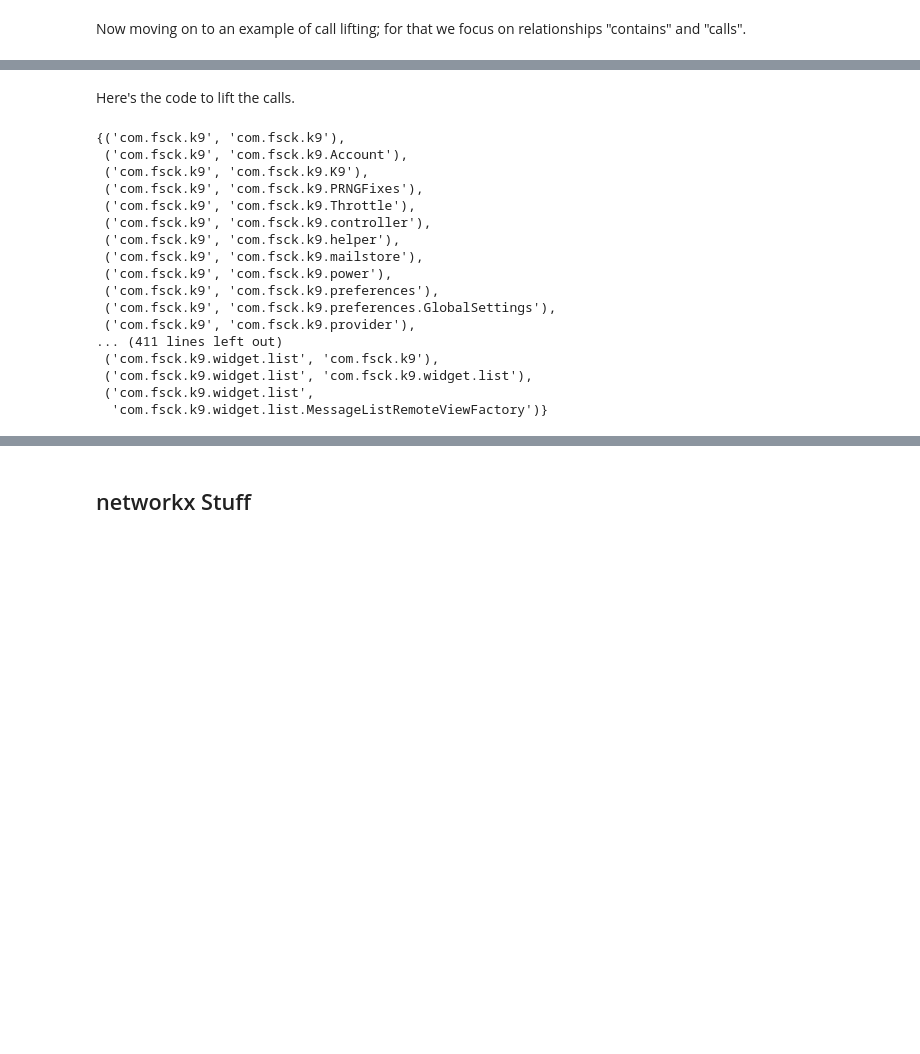
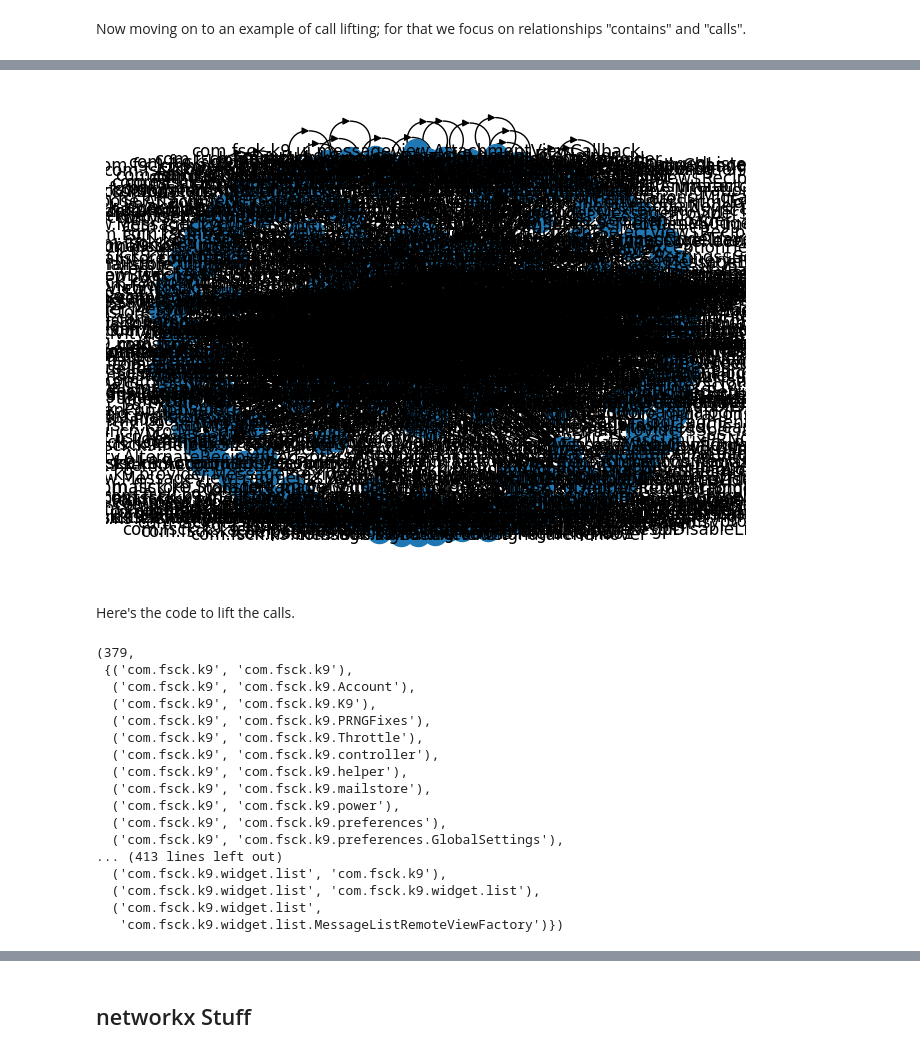
Before and after one commit to rsatrioadi/dev-assist, a Jupyter notebook: all.ipynb, the cells around one changed output, grey strips where cells are left out. Drawn from its saved outputs; the diff is of its cells as text; code cells hidden in the pictures; blank space fills up the shorter version.

Commit message:
Refactor, experiment with graphs

```diff
--- a/all.ipynb
+++ b/all.ipynb
@@ -90,9 +100,12 @@ The nodes are now represented as a dictionary where the key is a tuple of (node_
 
 Similarly, the edges are now represented as a dictionary where the key is a tuple of (source, target, edge_type) and the value is the edge properties.
 # %%
-nodes = {(node['data']['id'],node['data']['labels'][0]):node['data']['properties'] for node in data['elements']['nodes']}
-edges = {(edge['data']['source'],edge['data']['target'],edge['data']['label']):edge['data']['properties'] for edge in data['elements']['edges']}
+def cy_to_rels(cy_data):
+	nodes = {(node['data']['id'],node['data']['labels'][0]):node['data']['properties'] for node in cy_data['elements']['nodes']}
+	edges = {(edge['data']['source'],edge['data']['target'],edge['data']['label']):edge['data']['properties'] for edge in cy_data['elements']['edges']}
+	return nodes,edges
 
+nodes,edges = cy_to_rels(data)
 (len(nodes), len(edges)), random.sample(nodes.items(), 5), random.sample(edges.items(), 5)
 # %% [output]
 ((13432, 28061),
@@ -193,11 +211,11 @@ abstract_rels = dict()
 
 abstract_rels['contains'] = detailed_rels['contains']
 abstract_rels['specializes'] = detailed_rels['specializes']
-abstract_rels['holds'] = transitive_closure(detailed_rels['hasVariable'], detailed_rels['type'])
-abstract_rels['accepts'] = transitive_closure(transitive_closure(detailed_rels['hasScript'], detailed_rels['hasParameter']), detailed_rels['type'])
-abstract_rels['returns'] = transitive_closure(detailed_rels['hasScript'], detailed_rels['returnType'])
-abstract_rels['constructs'] = transitive_closure(detailed_rels['hasScript'], detailed_rels['instantiates'])
-abstract_rels['calls'] = transitive_closure(transitive_closure(detailed_rels['hasScript'], detailed_rels['invokes']), flip_tuples(detailed_rels['hasScript']))
+abstract_rels['holds'] = compose(detailed_rels['hasVariable'], detailed_rels['type'])
+abstract_rels['accepts'] = compose(compose(detailed_rels['hasScript'], detailed_rels['hasParameter']), detailed_rels['type'])
+abstract_rels['returns'] = compose(detailed_rels['hasScript'], detailed_rels['returnType'])
+abstract_rels['constructs'] = compose(detailed_rels['hasScript'], detailed_rels['instantiates'])
+abstract_rels['calls'] = compose(compose(detailed_rels['hasScript'], detailed_rels['invokes']), flip_tuples(detailed_rels['hasScript']))
 
 [(rel_type, len(abstract_rels[rel_type])) for rel_type in abstract_rels]
 # %% [output]
@@ -272,29 +291,41 @@ random.sample(abstract_rels['calls'], 10)
+# %%
+import networkx as nx
+import matplotlib.pyplot as plt
+
+g = nx.DiGraph()
+
+g.add_edges_from(abstract_rels['calls'])
+
+nx.draw_spring(g, with_labels=True)
+plt.savefig("calls.png")
+# %% [output]
+[figure, added]
 # %% [markdown]
 Here's the code to lift the calls.
 # %%
 # example: lift calls
 
-lifted_calls = transitive_closure(
-	transitive_closure(
+lifted_calls = compose(
+	compose(
 		abstract_rels['contains'],
 		abstract_rels['calls']),
 	flip_tuples(abstract_rels['contains']))
-lifted_calls
+len(lifted_calls), lifted_calls
 # %% [output]
-{('com.fsck.k9', 'com.fsck.k9'),
- ('com.fsck.k9', 'com.fsck.k9.Account'),
- ('com.fsck.k9', 'com.fsck.k9.K9'),
- ('com.fsck.k9', 'com.fsck.k9.PRNGFixes'),
- ('com.fsck.k9', 'com.fsck.k9.Throttle'),
- ('com.fsck.k9', 'com.fsck.k9.controller'),
- ('com.fsck.k9', 'com.fsck.k9.helper'),
- ('com.fsck.k9', 'com.fsck.k9.mailstore'),
- ('com.fsck.k9', 'com.fsck.k9.power'),
- ('com.fsck.k9', 'com.fsck.k9.preferences'),
- ('com.fsck.k9', 'com.fsck.k9.preferences.GlobalSettings'),
- ('com.fsck.k9', 'com.fsck.k9.provider'),
-... (411 lines left out)
- ('com.fsck.k9.widget.list', 'com.fsck.k9'),
- ('com.fsck.k9.widget.list', 'com.fsck.k9.widget.list'),
- ('com.fsck.k9.widget.list',
-  'com.fsck.k9.widget.list.MessageListRemoteViewFactory')}
+(379,
+ {('com.fsck.k9', 'com.fsck.k9'),
+  ('com.fsck.k9', 'com.fsck.k9.Account'),
+  ('com.fsck.k9', 'com.fsck.k9.K9'),
+  ('com.fsck.k9', 'com.fsck.k9.PRNGFixes'),
+  ('com.fsck.k9', 'com.fsck.k9.Throttle'),
+  ('com.fsck.k9', 'com.fsck.k9.controller'),
+  ('com.fsck.k9', 'com.fsck.k9.helper'),
+  ('com.fsck.k9', 'com.fsck.k9.mailstore'),
+  ('com.fsck.k9', 'com.fsck.k9.power'),
+  ('com.fsck.k9', 'com.fsck.k9.preferences'),
+  ('com.fsck.k9', 'com.fsck.k9.preferences.GlobalSettings'),
+... (413 lines left out)
+  ('com.fsck.k9.widget.list', 'com.fsck.k9'),
+  ('com.fsck.k9.widget.list', 'com.fsck.k9.widget.list'),
+  ('com.fsck.k9.widget.list',
+   'com.fsck.k9.widget.list.MessageListRemoteViewFactory')})
```
Also changed, not shown: parts of 14 cells of this notebook.
